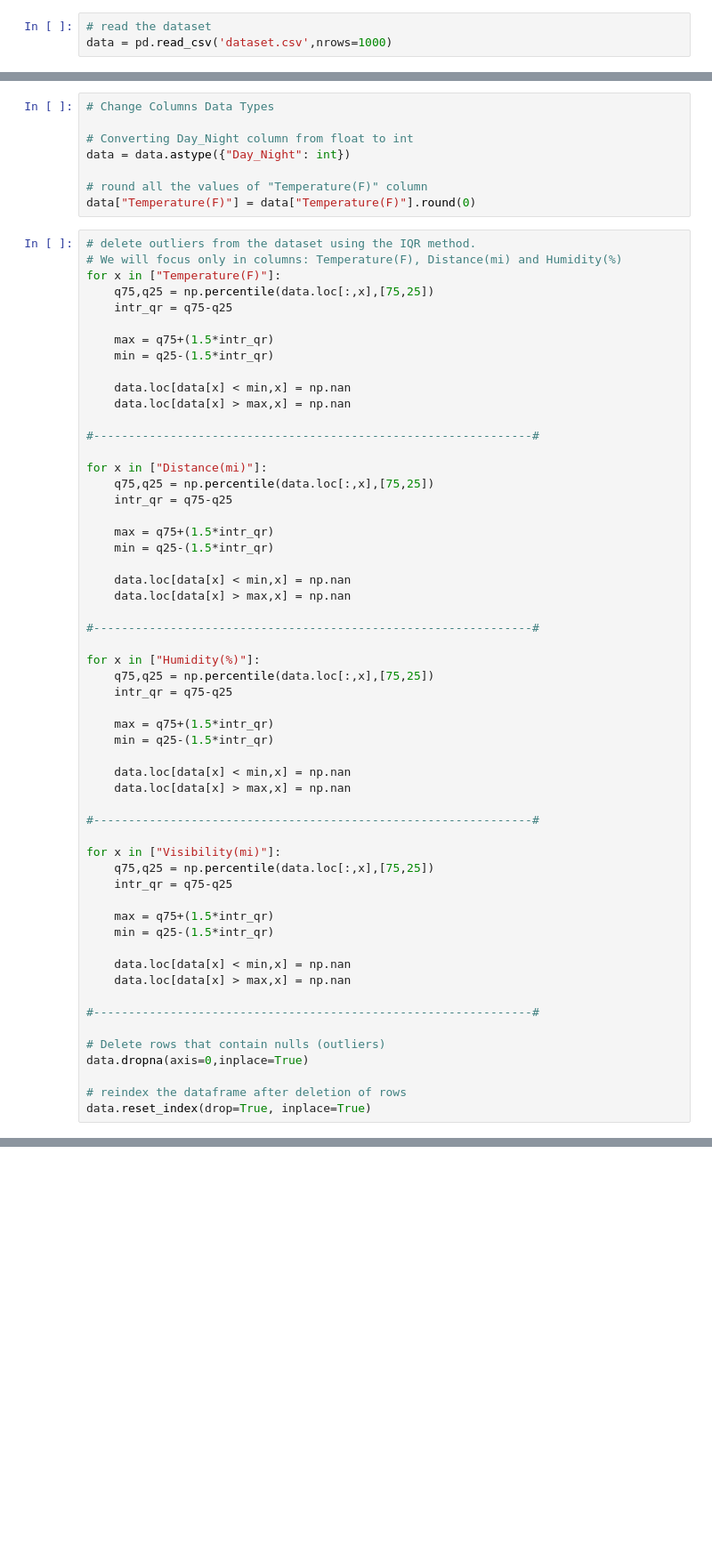
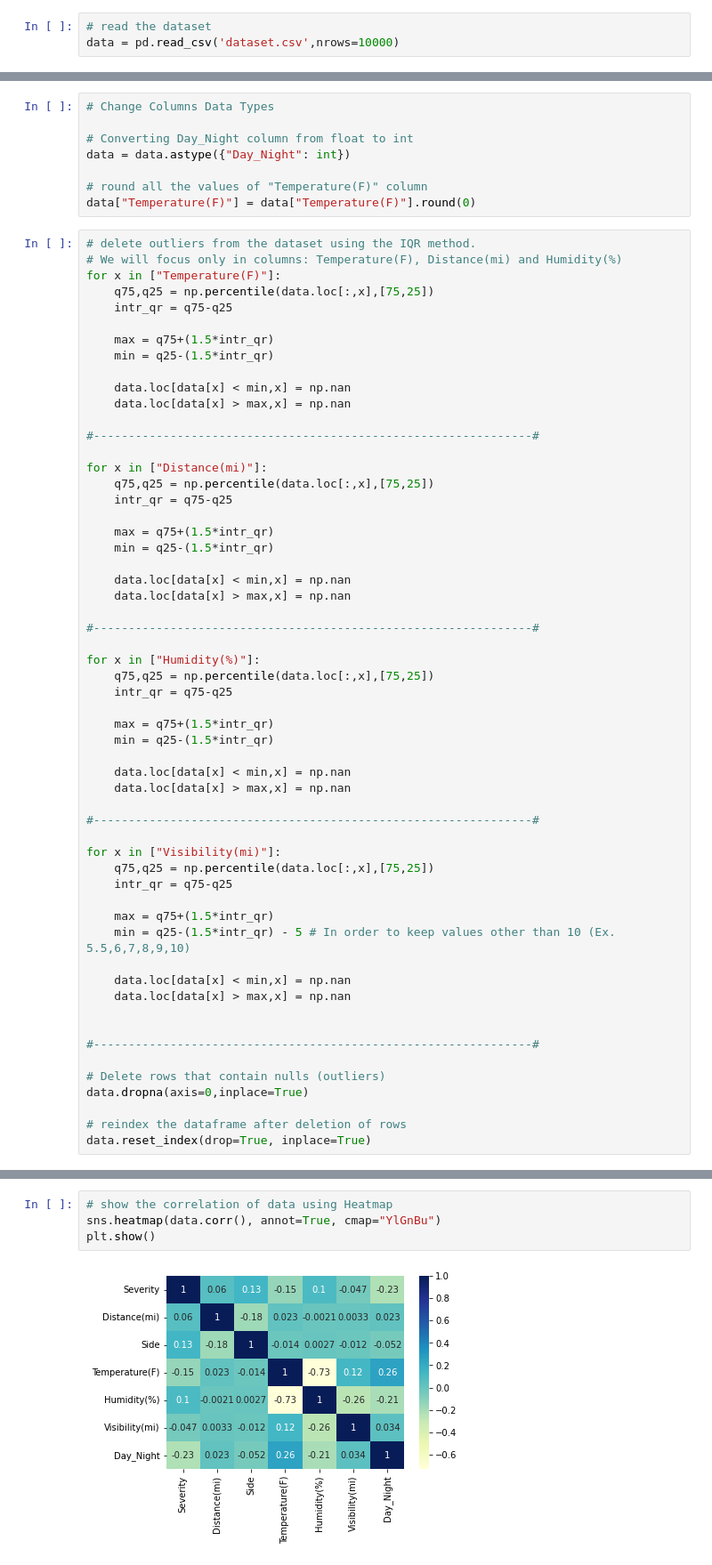
Before and after one commit to stratoskar/DataAnalytics, a Jupyter notebook: Data Analytics/Data_Preprocessing_US_accidents.ipynb, the cells around one changed output, grey strips where cells are left out. Shown at 89% size. Saved outputs shown, nothing was run; the diff lists cells and outputs as text; blank space fills up the shorter version.

Commit message:
Visualization και Ερώτημα
- κάναμε visualization με heatmaps
- ξεκινήσαμε το ερώτημα Β με k-means

```diff
--- a/Data Analytics/Data_Preprocessing_US_accidents.ipynb
+++ b/Data Analytics/Data_Preprocessing_US_accidents.ipynb
@@ -5,7 +8,7 @@ import numpy as np
 import matplotlib.pyplot as plt
 # %%
 # read the dataset
-data = pd.read_csv('dataset.csv',nrows=1000)
+data = pd.read_csv('dataset.csv',nrows=10000)
 # %%
 # Delete unecessary columns. These data are not helpful to our research
 data.drop('ID', axis=1, inplace=True)
@@ -135,10 +138,11 @@ for x in ["Visibility(mi)"]:
     intr_qr = q75-q25
 
     max = q75+(1.5*intr_qr)
-    min = q25-(1.5*intr_qr)
+    min = q25-(1.5*intr_qr) - 5 # In order to keep values other than 10 (Ex. 5.5,6,7,8,9,10)
 
     data.loc[data[x] < min,x] = np.nan
     data.loc[data[x] > max,x] = np.nan
+
 
 #---------------------------------------------------------------#
 
@@ -178,0 +185,6 @@ for i in range(len(data["Weather_Condition"])):
+# %%
+# show the correlation of data using Heatmap
+sns.heatmap(data.corr(), annot=True, cmap="YlGnBu")
+plt.show()
+# %% [output]
+[figure, added]
```
Also changed, not shown: parts of 8 cells of this notebook.
